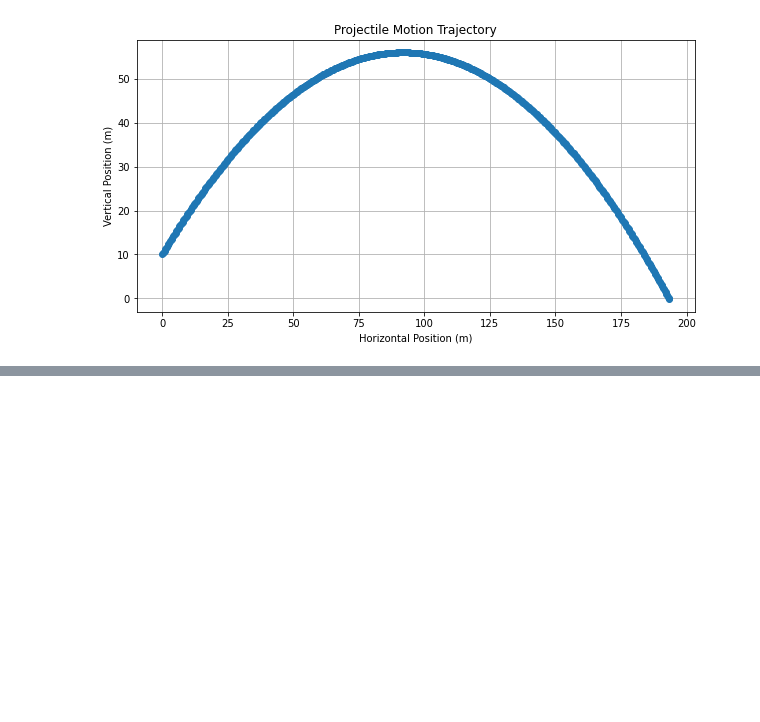
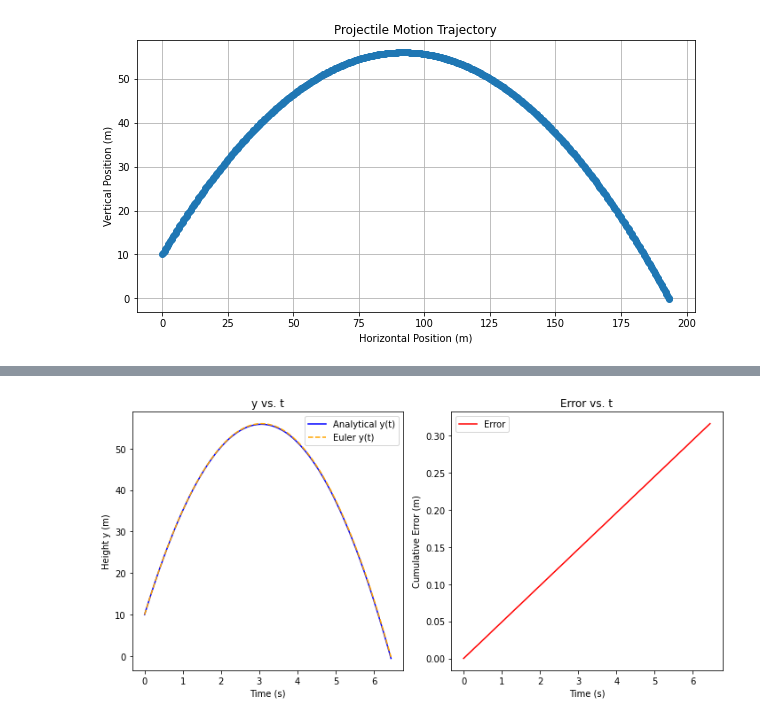
Before and after one commit to LC1332/Learn-Python-with-GPT, a Jupyter notebook: 2_Loop.ipynb, the cells around one changed output, grey strips where cells are left out. Saved outputs shown, nothing was run; the diff lists cells and outputs as text; code cells hidden in the pictures; blank space fills up the shorter version.

```diff
--- a/2_Loop.ipynb
+++ b/2_Loop.ipynb
@@ -148,0 +143,74 @@ plt.show()
+# %%
+import numpy as np
+import matplotlib.pyplot as plt
+
+# Constants
+g = 9.81  # gravitational acceleration (m/s^2)
+dt = 0.01  # time step (s)
+
+# Initial conditions
+vx = 30  # horizontal velocity (m/s)
+vy = 30  # initial vertical velocity (m/s)
+x = 0  # initial horizontal position (m)
+y = 10  # initial vertical position (m)
+
+# Time simulation
+t_final = 10  # total time of simulation (s)
+n_steps = int(t_final / dt)  # number of steps
+time = np.linspace(0, t_final, n_steps+1)
+
+# Analytical solution for y(t)
+y_analytical = y + vy * time - 0.5 * g * time**2
+
+# Lists to store the trajectory points
+x_list = [x]
+y_list = [y]
+y_euler = [y]
+
+# Simulation loop
+for _ in range(n_steps):
+    # Update positions using the current velocity
+    x += vx * dt
+    y += vy * dt
+
+    # Update vertical velocity due to gravity
+    vy -= g * dt
+
+    # Append the new positions to the lists
+    x_list.append(x)
+    y_list.append(y)
+    y_euler.append(y)
+
+    # Stop if the ball hits the ground
+    if y <= 0:
+        break
+
+# Truncate time array to match the simulation duration
+time = time[:len(y_euler)]
+y_analytical = y_analytical[:len(y_euler)]
+
+# Calculate cumulative error between analytical and Euler solution
+error = np.abs(np.array(y_euler) - y_analytical)
+
+# Plot y vs. t
+plt.figure(figsize=(10, 5))
+plt.subplot(1, 2, 1)
+plt.plot(time, y_analytical, label='Analytical y(t)', color='blue')
+plt.plot(time, y_euler, label='Euler y(t)', color='orange', linestyle='dashed')
+plt.xlabel('Time (s)')
+plt.ylabel('Height y (m)')
+plt.legend()
+plt.title('y vs. t')
+
+# Plot error vs. t
+plt.subplot(1, 2, 2)
+plt.plot(time, error, label='Error', color='red')
+plt.xlabel('Time (s)')
+plt.ylabel('Cumulative Error (m)')
+plt.legend()
+plt.title('Error vs. t')
+
+plt.tight_layout()
+plt.show()
+# %% [output]
+[figure, added]
```
Also changed, not shown: parts of 16 cells of this notebook.
